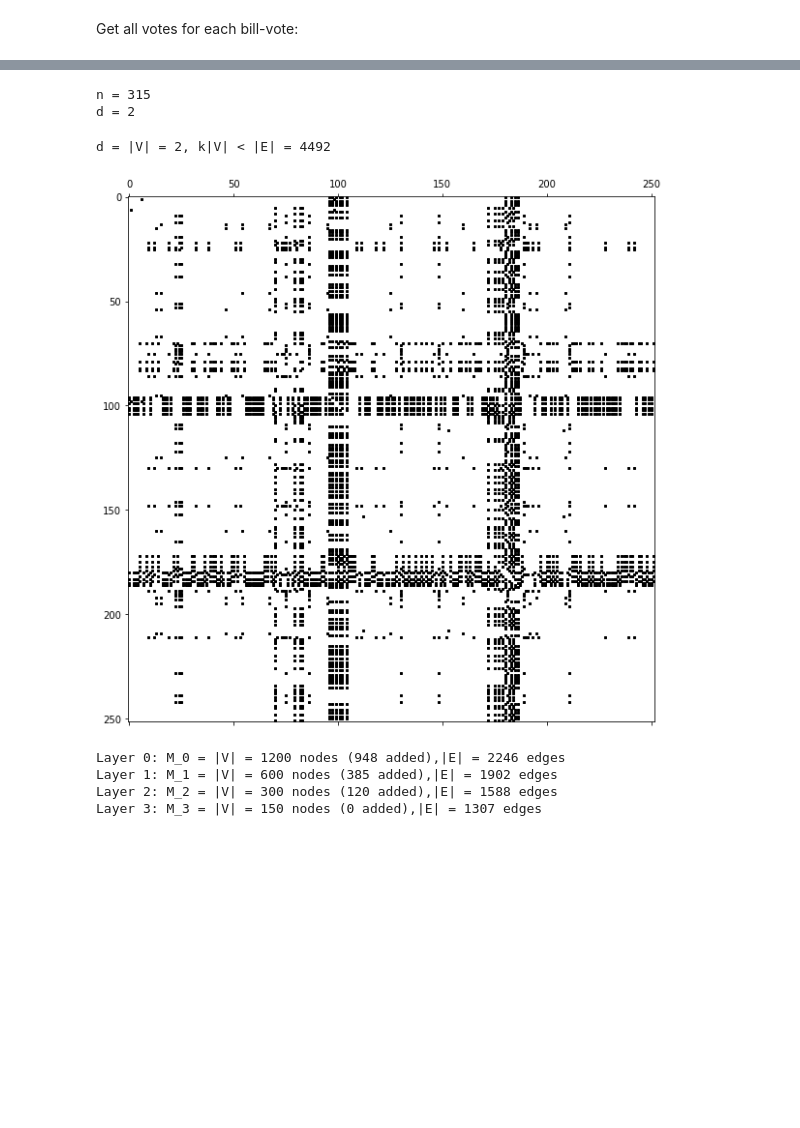
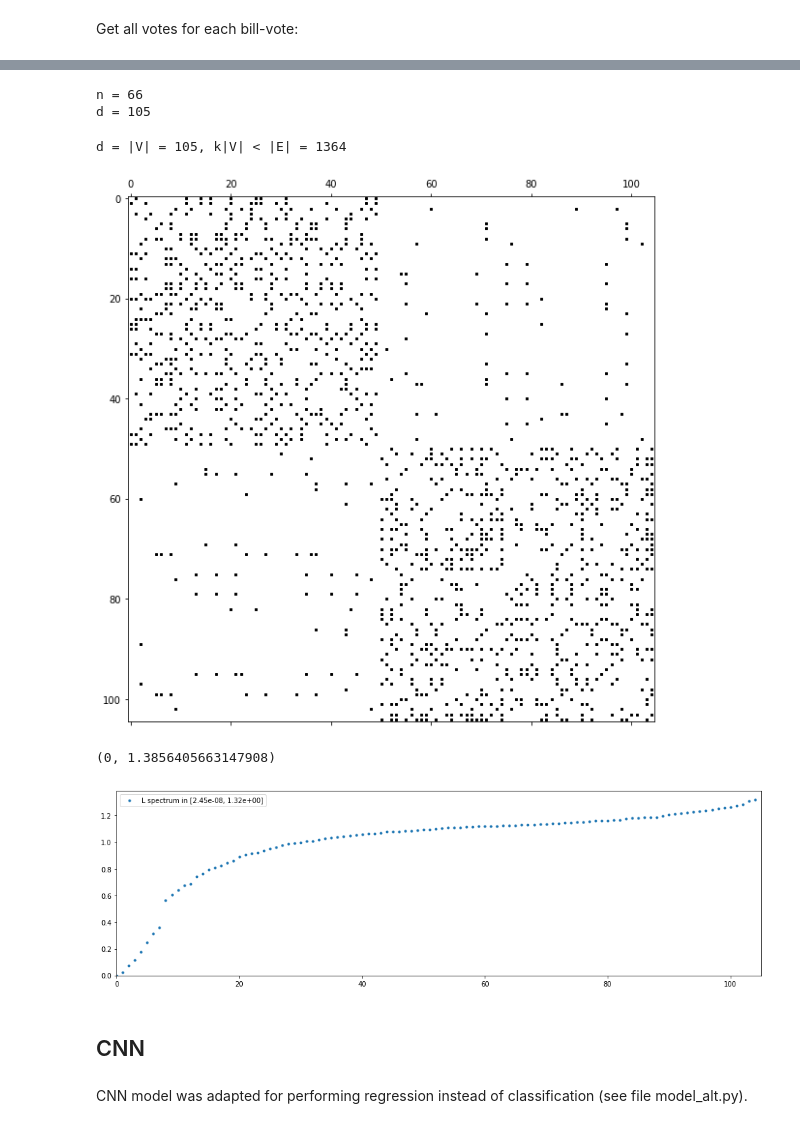
Before and after one commit to roman-bachmann/US-Senators, a Jupyter notebook: notebooks/cnn-congress-115-cosponsors.ipynb, the cells around one changed output, grey strips where cells are left out. Drawn from its saved outputs; the diff is of its cells as text; code cells hidden in the pictures; blank space fills up the shorter version.

Commit message:
CNN adapted to regression

```diff
--- a/notebooks/cnn-congress-115-cosponsors.ipynb
+++ b/notebooks/cnn-congress-115-cosponsors.ipynb
@@ -92,3 +98,3 @@ Use as feature number 1 only the votes for sponsors:
 # %%
-X_aux = -np.ones((N_BILLS_SEN, N_SENATORS))
-X_aux[Z==1]=Y[Z==1]
+X = -1*np.ones((N_BILLS_SEN, N_SENATORS))
+X[Z==1]=Y[Z==1]
@@ -106,4 +100,0 @@ Matrix $X$, used for training and validation, consists of 2 features:
-# %%
-X = np.array([X_aux[39:42].flatten(), np.kron(np.ones(3), Y1)]).T
-y = Y[39:42].flatten()
-X.shape
@@ -120,5 +108,5 @@ d = X.shape[1]
 
 print('n = {}\nd = {}'.format(n, d))
 # %% [output]
-n = 315
-d = 2
+n = 66
+d = 105
@@ -133,0 +113,12 @@ y_val   = y[perm[n_train:]]
+# %%
+n_train = n//2
+n_val = n//10
+
+perm_idx = np.random.permutation(n)
+X_train = X[perm_idx[:n_train]]
+X_val = X[perm_idx[n_train:n_train+n_val]]
+X_test = X[perm_idx[n_train+n_val:]]
+
+y_train = Y[perm_idx[:n_train]]
+y_val = Y[perm_idx[n_train:n_train+n_val]]
+y_test = Y[perm_idx[n_train+n_val:]]
@@ -134,22 +127,11 @@ y_val   = y[perm[n_train:]]
+# %%
+dist, idx = graph.distance_scipy_spatial(X_train.T, k=10, metric='euclidean')
+A = graph.adjacency(dist, idx).astype(np.float32)
 # %%
-dist, idx = graph.distance_scipy_spatial(X_train0, k=10, metric='euclidean')
-A = graph.adjacency(dist, idx).astype(np.float32)
-assert A.shape == (n_train, n_train)
 print('d = |V| = {}, k|V| < |E| = {}'.format(d, A.nnz))
 plt.figure(figsize=(10,10))
 plt.spy(A, markersize=2, color='black');
 # %% [output]
-d = |V| = 2, k|V| < |E| = 4492
+d = |V| = 105, k|V| < |E| = 1364
-[figure, old version]
+[figure, new version]
-# %%
-graphs, perm = coarsening.coarsen(A, levels=3, self_connections=False)
-
-X_train = coarsening.perm_data(X_train0, perm)
-X_val = coarsening.perm_data(X_val0, perm)
-X_test = coarsening.perm_data(X_test0, perm)
-# %% [output]
-Layer 0: M_0 = |V| = 1200 nodes (948 added),|E| = 2246 edges
-Layer 1: M_1 = |V| = 600 nodes (385 added),|E| = 1902 edges
-Layer 2: M_2 = |V| = 300 nodes (120 added),|E| = 1588 edges
-Layer 3: M_3 = |V| = 150 nodes (0 added),|E| = 1307 edges
 # %%
@@ -157,3 +139,19 @@ L = [graph.laplacian(A, normalized=True) for A in graphs]
+# %%
+plt.figure(figsize=(17, 5))
+lamb, U = np.linalg.eigh(L[0].toarray())
+x = range(0, L[0].shape[0])
+lb = 'L spectrum in [{:1.2e}, {:1.2e}]'.format(lamb[0], lamb[-1])
+plt.plot(x, lamb, '.', label=lb)
+plt.legend(loc='best')
+plt.xlim(0, L[0].shape[0])
+plt.ylim(ymin=0)
+# %% [output]
+(0, 1.3856405663147908)
+[figure, added]
+# %% [markdown]
+## CNN
+# %% [markdown]
+CNN model was adapted for performing regression instead of classification (see file model_alt.py).
 # %%
 params = dict()
 params['dir_name']       = 'demo'
```
Also changed, not shown: parts of 35 cells of this notebook, 3 other files.
